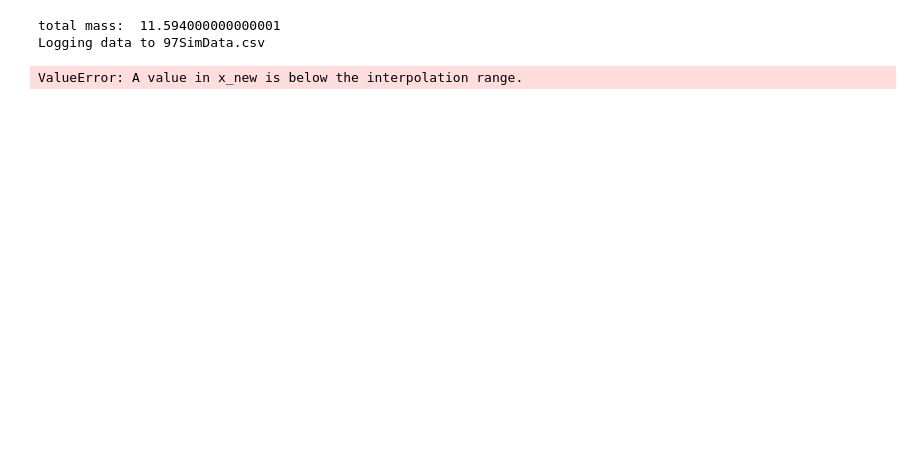
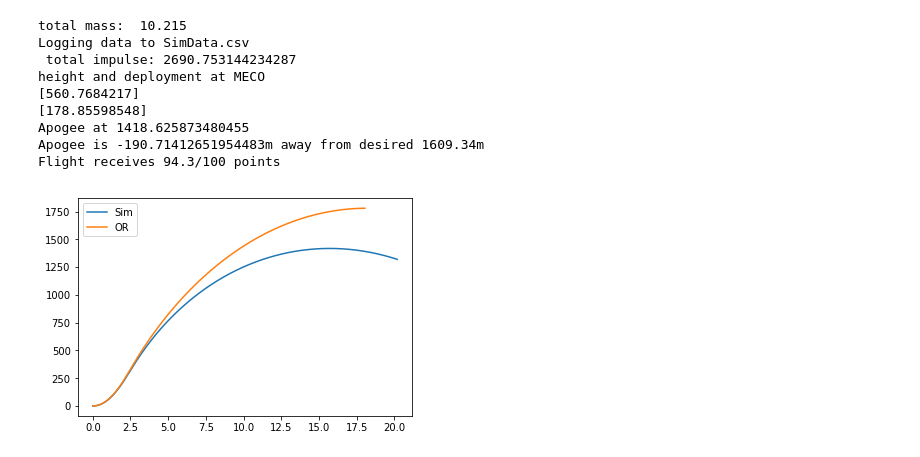
Before and after one commit to UCSC-Rocket-Club/ADAS, a Jupyter notebook: RunSimulation.ipynb, the cells around one changed output. Saved outputs shown, nothing was run; the diff lists cells and outputs as text; code cells hidden in the pictures; blank space fills up the shorter version.

Commit message:
Fixed interpolation problems. Still have differences in open rocket and our simulations.

```diff
--- a/RunSimulation.ipynb
+++ b/RunSimulation.ipynb
@@ -4,42 +4,60 @@
 # %%
 from matplotlib.pyplot import *
 % matplotlib inline
+import numpy as np
 import RocketSim as Sim
 
 # Values for 5-in. rocket and L1000 motor (as of Feb. 5)
 
-# following vals are for Dec. 8 TMH flight
-rocket_mass = 9.4 # [kg]
+# following vals are for proposed fullscale flight
+rocket_mass = 8.021 # [kg] From Duncan on 2/5
 wet_motor = 2.194 # [kg]
 propellant_mass = 1.4 # [kg]
 dry_motor = wet_motor - propellant_mass
 total_mass = rocket_mass + wet_motor
 print ('total mass: ',  total_mass)
 
-# following vals are for Aerotech J420
-# (check: total thrust = 653)
-# http://www.thrustcurve.org/simfilesearch.jsp?id=518
 
 thrust_profile = 'ThrustData/L1000_thrust.txt'
 burn_time = 2.7 # from L1000 thrustcurve page
-t_apogee = 10   # approximately
-freq = 25.      # [Hz]
+t_apogee = 20   # approximately
+freq = 50.      # [Hz] Correct ?? -> Gavin
 t_start = 1     # time to deploy
 
-plots = True    # want to plot data? (True=yes)
+plots = False    # want to plot data? (True=yes)
 logfile = 'SimData.csv'
 
 
 Sim.num_solver(thrust_profile, rocket_mass, dry_motor, propellant_mass, freq, burn_time, t_apogee, t_start, plots, logfile)
 # %% [output]
-total mass:  11.594000000000001
-Logging data to 97SimData.csv
+total mass:  10.215
+Logging data to SimData.csv
+ total impulse: 2690.753144234287
+height and deployment at MECO
+[560.7684217]
+[178.85598548]
+Apogee at 1418.625873480455
+Apogee is -190.71412651954483m away from desired 1609.34m
+Flight receives 94.3/100 points
-ValueError: A value in x_new is below the interpolation range.
 # %%
 # to read data from CSV into lists
 import pandas
+df = pandas.read_csv('Fullscale_OR.csv')    # data frame
+ORTime = df['time'].astype(np.float).values.tolist()
+ORAlt = df['altitude'].astype(np.float).values.tolist()
+ORVel = df['velocity'].astype(np.float).values.tolist()
+ORAcc = df['acceleration'].astype(np.float).values.tolist()
+ap_ind = np.argmax(ORAlt)
+
 df = pandas.read_csv('SimData.csv')    # data frame
 simTime = df['time'].astype(np.float).values.tolist()
 simAlt = df['altitude'].astype(np.float).values.tolist()
 simVel = df['velocity'].astype(np.float).values.tolist()
 simAcc = df['acceleration'].astype(np.float).values.tolist()
+# %%
+plot(simTime, simAlt, label='Sim')
+plot(ORTime[:ap_ind], ORAlt[:ap_ind], label='OR')
+legend()
+show()
+# %% [output]
+[figure, added]
```
Also changed, not shown: parts of 2 cells of this notebook, 5 other files.
